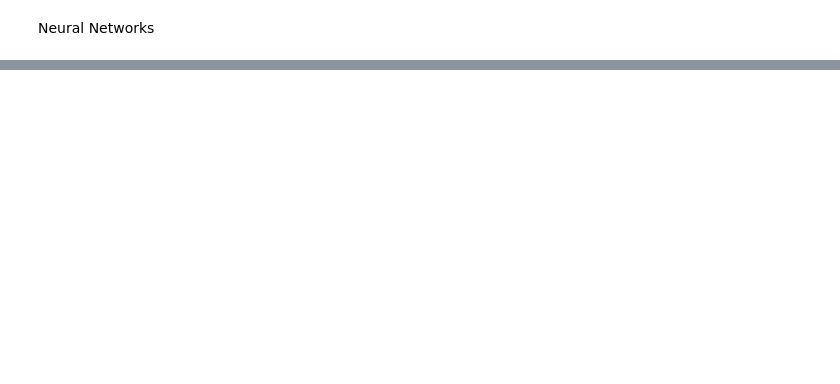
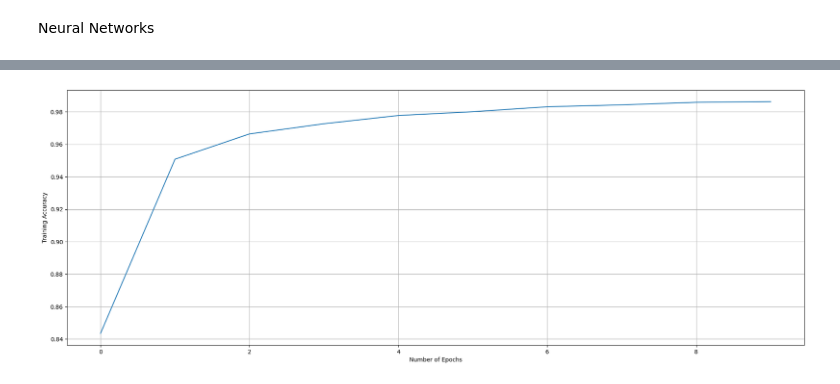
Before and after one commit to ZerXXX0/CV-handwring-recognition-for-digit, a Jupyter notebook: MNIST_USPS_CV.ipynb, the cells around one changed output, grey strips where cells are left out. Cells and saved outputs as stored; diff of their text form; code cells hidden in the pictures; blank space fills up the shorter version.

```diff
--- a/MNIST_USPS_CV.ipynb
+++ b/MNIST_USPS_CV.ipynb
@@ -136,10 +268,12 @@ print("\nUSPS Confusion Matrix: \n\n",confusion_matrix(USPSTar, cnnUSPSPredictio
 # %%
 # The matplotlib package is used for plotting graphs
 import matplotlib
 import matplotlib.pyplot as plt
 # Outputs training accuracy and loss against epochs
 fig2, ax2=plt.subplots(figsize=(23,8))
-ax2.plot(history.history['acc'])
+ax2.plot(history.history['accuracy'])
 ax2.set(xlabel='Number of Epochs', ylabel='Training Accuracy')
 ax2.grid()
 plt.show()
+# %% [output]
+[figure, added]
```
Also changed, not shown: parts of 11 cells of this notebook.
